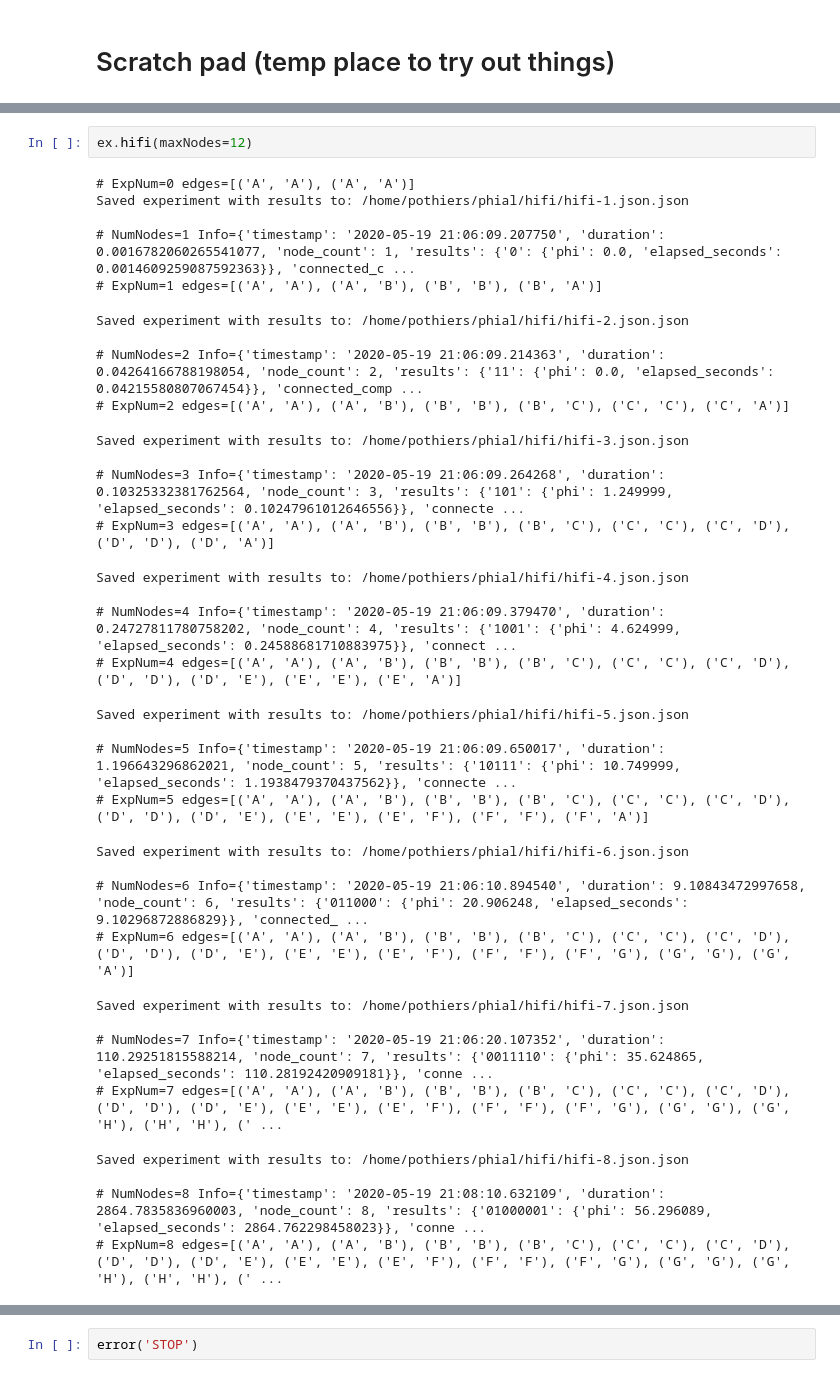
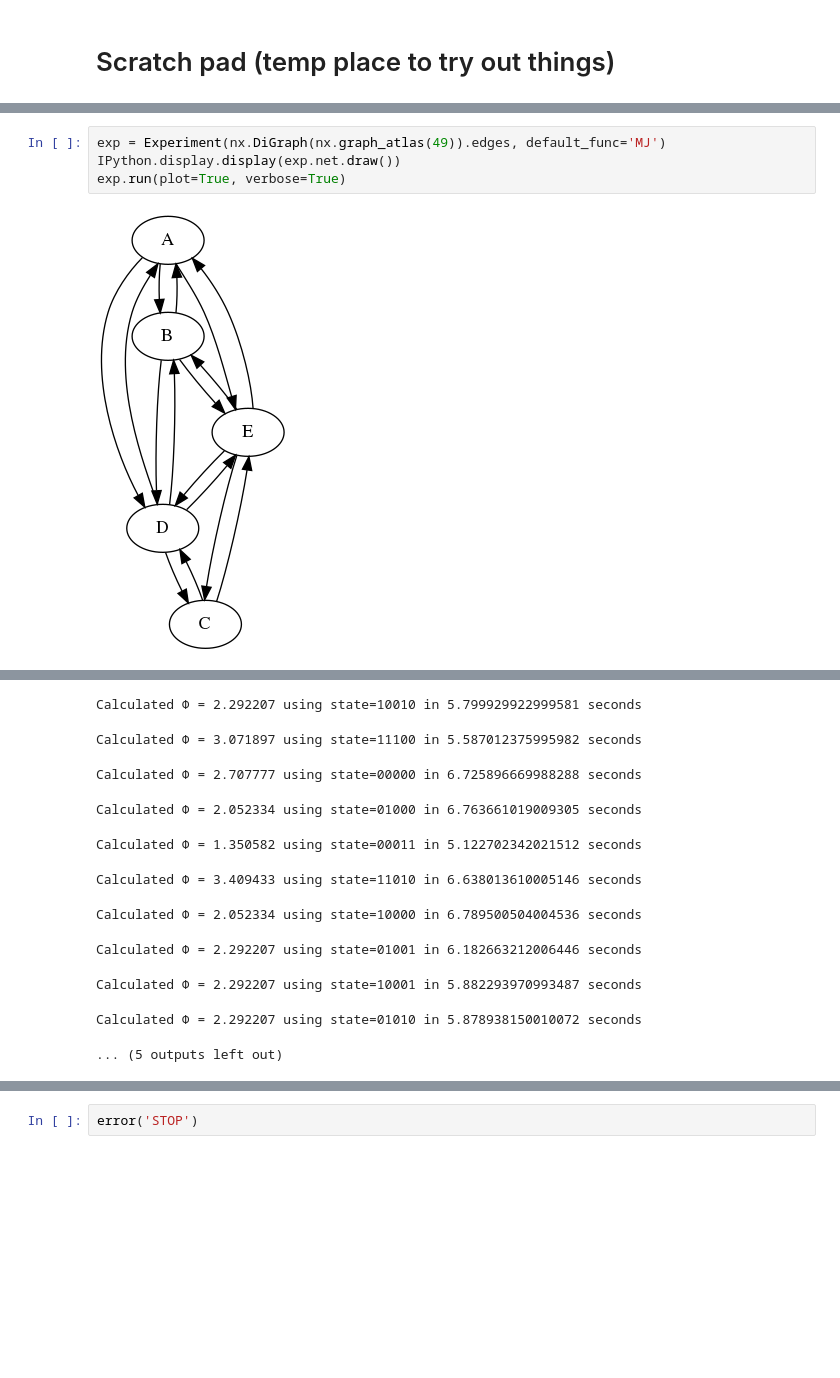
Before and after one commit to pothiers/phial, a Jupyter notebook: notebooks/scratch.ipynb, the cells around one changed output, grey strips where cells are left out. Drawn from its saved outputs; the diff is of its cells as text; blank space fills up the shorter version.

```diff
--- a/notebooks/scratch.ipynb
+++ b/notebooks/scratch.ipynb
@@ -16,36 +18,6 @@ outdir='~/phial/scratch'
-# %%
-ex.hifi(maxNodes=12)
-# %% [output]
-# ExpNum=0 edges=[('A', 'A'), ('A', 'A')]
-Saved experiment with results to: /home/pothiers/phial/hifi/hifi-1.json.json
-
-# NumNodes=1 Info={'timestamp': '2020-05-19 21:06:09.207750', 'duration': 0.0016782060265541077, 'node_count': 1, 'results': {'0': {'phi': 0.0, 'elapsed_seconds': 0.0014609259087592363}}, 'connected_c ...
-# ExpNum=1 edges=[('A', 'A'), ('A', 'B'), ('B', 'B'), ('B', 'A')]
-Saved experiment with results to: /home/pothiers/phial/hifi/hifi-2.json.json
-
-# NumNodes=2 Info={'timestamp': '2020-05-19 21:06:09.214363', 'duration': 0.04264166788198054, 'node_count': 2, 'results': {'11': {'phi': 0.0, 'elapsed_seconds': 0.04215580807067454}}, 'connected_comp ...
-# ExpNum=2 edges=[('A', 'A'), ('A', 'B'), ('B', 'B'), ('B', 'C'), ('C', 'C'), ('C', 'A')]
-Saved experiment with results to: /home/pothiers/phial/hifi/hifi-3.json.json
-
-# NumNodes=3 Info={'timestamp': '2020-05-19 21:06:09.264268', 'duration': 0.10325332381762564, 'node_count': 3, 'results': {'101': {'phi': 1.249999, 'elapsed_seconds': 0.10247961012646556}}, 'connecte ...
-# ExpNum=3 edges=[('A', 'A'), ('A', 'B'), ('B', 'B'), ('B', 'C'), ('C', 'C'), ('C', 'D'), ('D', 'D'), ('D', 'A')]
-Saved experiment with results to: /home/pothiers/phial/hifi/hifi-4.json.json
-
-# NumNodes=4 Info={'timestamp': '2020-05-19 21:06:09.379470', 'duration': 0.24727811780758202, 'node_count': 4, 'results': {'1001': {'phi': 4.624999, 'elapsed_seconds': 0.24588681710883975}}, 'connect ...
-# ExpNum=4 edges=[('A', 'A'), ('A', 'B'), ('B', 'B'), ('B', 'C'), ('C', 'C'), ('C', 'D'), ('D', 'D'), ('D', 'E'), ('E', 'E'), ('E', 'A')]
-Saved experiment with results to: /home/pothiers/phial/hifi/hifi-5.json.json
-
-# NumNodes=5 Info={'timestamp': '2020-05-19 21:06:09.650017', 'duration': 1.196643296862021, 'node_count': 5, 'results': {'10111': {'phi': 10.749999, 'elapsed_seconds': 1.1938479370437562}}, 'connecte ...
-# ExpNum=5 edges=[('A', 'A'), ('A', 'B'), ('B', 'B'), ('B', 'C'), ('C', 'C'), ('C', 'D'), ('D', 'D'), ('D', 'E'), ('E', 'E'), ('E', 'F'), ('F', 'F'), ('F', 'A')]
-Saved experiment with results to: /home/pothiers/phial/hifi/hifi-6.json.json
-
-# NumNodes=6 Info={'timestamp': '2020-05-19 21:06:10.894540', 'duration': 9.10843472997658, 'node_count': 6, 'results': {'011000': {'phi': 20.906248, 'elapsed_seconds': 9.10296872886829}}, 'connected_ ...
-# ExpNum=6 edges=[('A', 'A'), ('A', 'B'), ('B', 'B'), ('B', 'C'), ('C', 'C'), ('C', 'D'), ('D', 'D'), ('D', 'E'), ('E', 'E'), ('E', 'F'), ('F', 'F'), ('F', 'G'), ('G', 'G'), ('G', 'A')]
-Saved experiment with results to: /home/pothiers/phial/hifi/hifi-7.json.json
-
-# NumNodes=7 Info={'timestamp': '2020-05-19 21:06:20.107352', 'duration': 110.29251815588214, 'node_count': 7, 'results': {'0011110': {'phi': 35.624865, 'elapsed_seconds': 110.28192420909181}}, 'conne ...
-# ExpNum=7 edges=[('A', 'A'), ('A', 'B'), ('B', 'B'), ('B', 'C'), ('C', 'C'), ('C', 'D'), ('D', 'D'), ('D', 'E'), ('E', 'E'), ('E', 'F'), ('F', 'F'), ('F', 'G'), ('G', 'G'), ('G', 'H'), ('H', 'H'), (' ...
-Saved experiment with results to: /home/pothiers/phial/hifi/hifi-8.json.json
-
-# NumNodes=8 Info={'timestamp': '2020-05-19 21:08:10.632109', 'duration': 2864.7835836960003, 'node_count': 8, 'results': {'01000001': {'phi': 56.296089, 'elapsed_seconds': 2864.762298458023}}, 'conne ...
-# ExpNum=8 edges=[('A', 'A'), ('A', 'B'), ('B', 'B'), ('B', 'C'), ('C', 'C'), ('C', 'D'), ('D', 'D'), ('D', 'E'), ('E', 'E'), ('E', 'F'), ('F', 'F'), ('F', 'G'), ('G', 'G'), ('G', 'H'), ('H', 'H'), (' ...
+# %%
+exp = Experiment(nx.DiGraph(nx.graph_atlas(49)).edges, default_func='MJ')
+IPython.display.display(exp.net.draw())
+exp.run(plot=True, verbose=True)
+# %% [output]
+[figure, added]
@@ -51,0 +25,11 @@ Saved experiment with results to: /home/pothiers/phial/hifi/hifi-8.json.json
+Calculated Φ = 2.292207 using state=10010 in 5.799929922999581 seconds
+Calculated Φ = 3.071897 using state=11100 in 5.587012375995982 seconds
+Calculated Φ = 2.707777 using state=00000 in 6.725896669988288 seconds
+Calculated Φ = 2.052334 using state=01000 in 6.763661019009305 seconds
+Calculated Φ = 1.350582 using state=00011 in 5.122702342021512 seconds
+Calculated Φ = 3.409433 using state=11010 in 6.638013610005146 seconds
+Calculated Φ = 2.052334 using state=10000 in 6.789500504004536 seconds
+Calculated Φ = 2.292207 using state=01001 in 6.182663212006446 seconds
+Calculated Φ = 2.292207 using state=10001 in 5.882293970993487 seconds
+Calculated Φ = 2.292207 using state=01010 in 5.878938150010072 seconds
+... (5 outputs left out)
```
Also changed, not shown: parts of 23 cells of this notebook, 5 other files.
